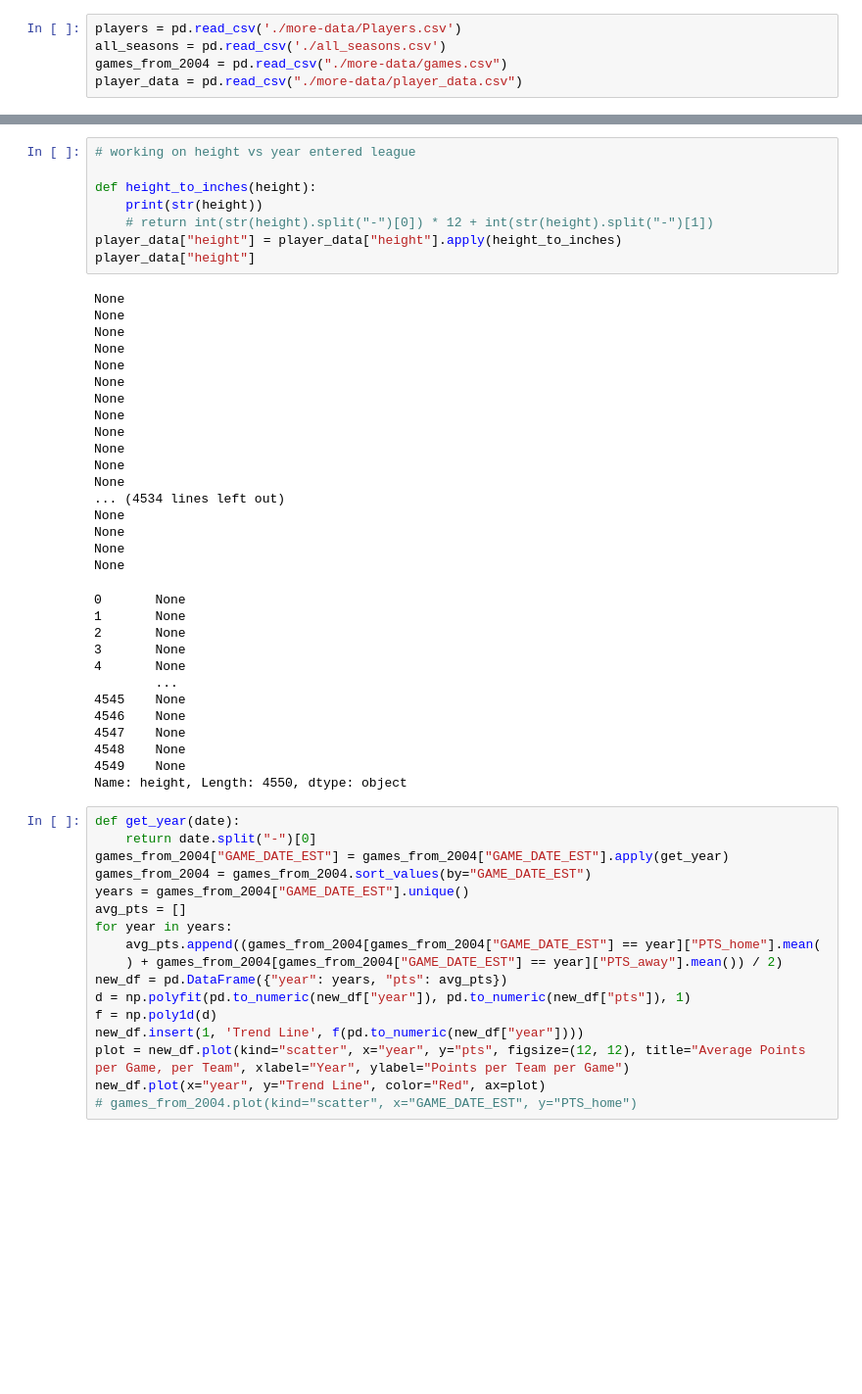
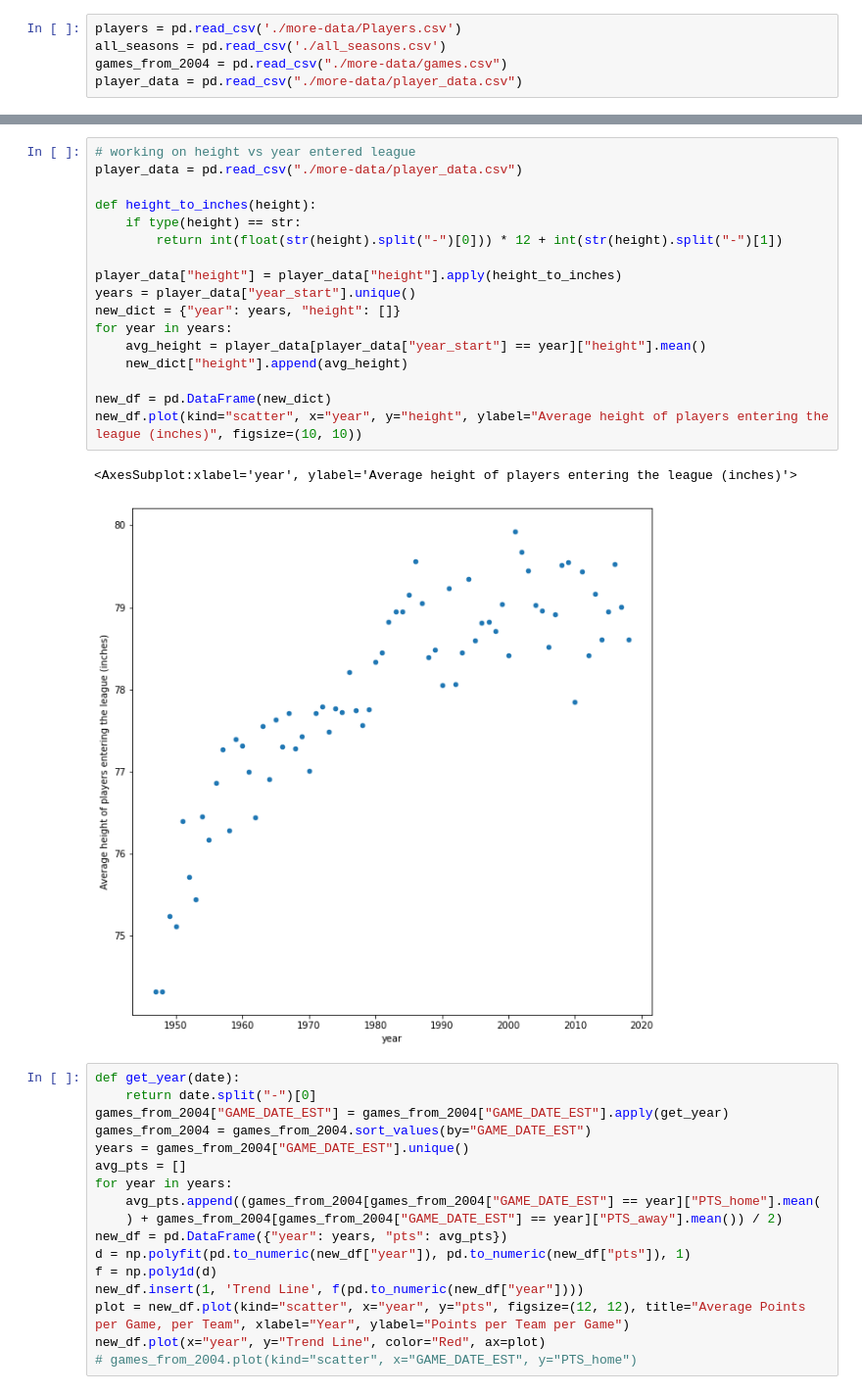
Before and after one commit to eliskol/machine-learning, a Jupyter notebook: analysis/analysis.ipynb, the cells around one changed output, grey strips where cells are left out. Shown at 98% size. Cells and saved outputs as stored; diff of their text form; blank space fills up the shorter version.

```diff
--- a/analysis/analysis.ipynb
+++ b/analysis/analysis.ipynb
@@ -24,41 +64,23 @@ player_data = pd.read_csv("./more-data/player_data.csv")
 # %%
 # working on height vs year entered league
+player_data = pd.read_csv("./more-data/player_data.csv")
 
 def height_to_inches(height):
-    print(str(height))
-    # return int(str(height).split("-")[0]) * 12 + int(str(height).split("-")[1])
+    if type(height) == str:
+        return int(float(str(height).split("-")[0])) * 12 + int(str(height).split("-")[1])
+
 player_data["height"] = player_data["height"].apply(height_to_inches)
-player_data["height"]
+years = player_data["year_start"].unique()
+new_dict = {"year": years, "height": []}
+for year in years:
+    avg_height = player_data[player_data["year_start"] == year]["height"].mean()
+    new_dict["height"].append(avg_height)
+
+new_df = pd.DataFrame(new_dict)
+new_df.plot(kind="scatter", x="year", y="height", ylabel="Average height of players entering the league (inches)", figsize=(10, 10))
 # %% [output]
-None
-None
-None
-None
-None
-None
-None
-None
-None
-None
-None
-None
-... (4534 lines left out)
-None
-None
-None
-None
+<AxesSubplot:xlabel='year', ylabel='Average height of players entering the league (inches)'>
-0       None
-1       None
-2       None
-3       None
-4       None
-        ...
-4545    None
-4546    None
-4547    None
-4548    None
-4549    None
-Name: height, Length: 4550, dtype: object
+[figure, added]
 # %%
 def get_year(date):
     return date.split("-")[0]
```
Also changed, not shown: parts of 3 cells of this notebook.
